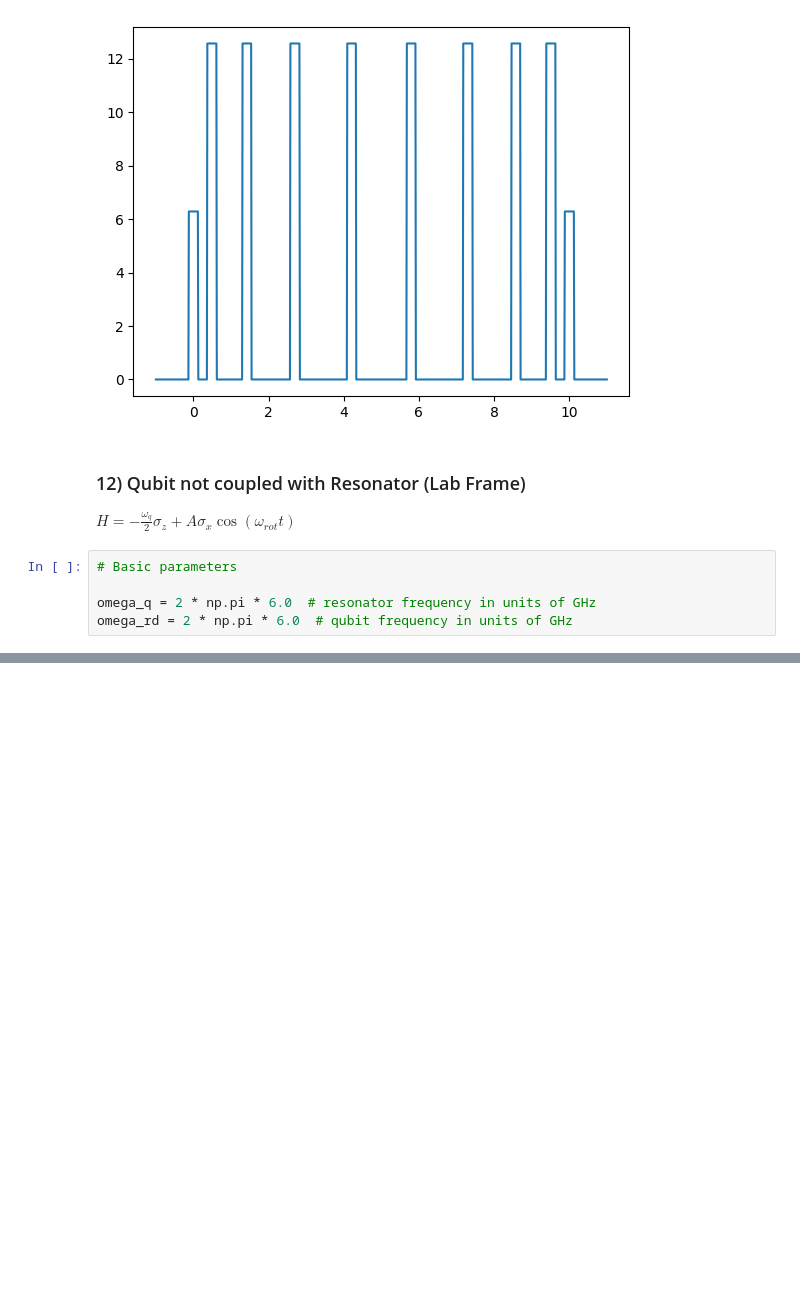
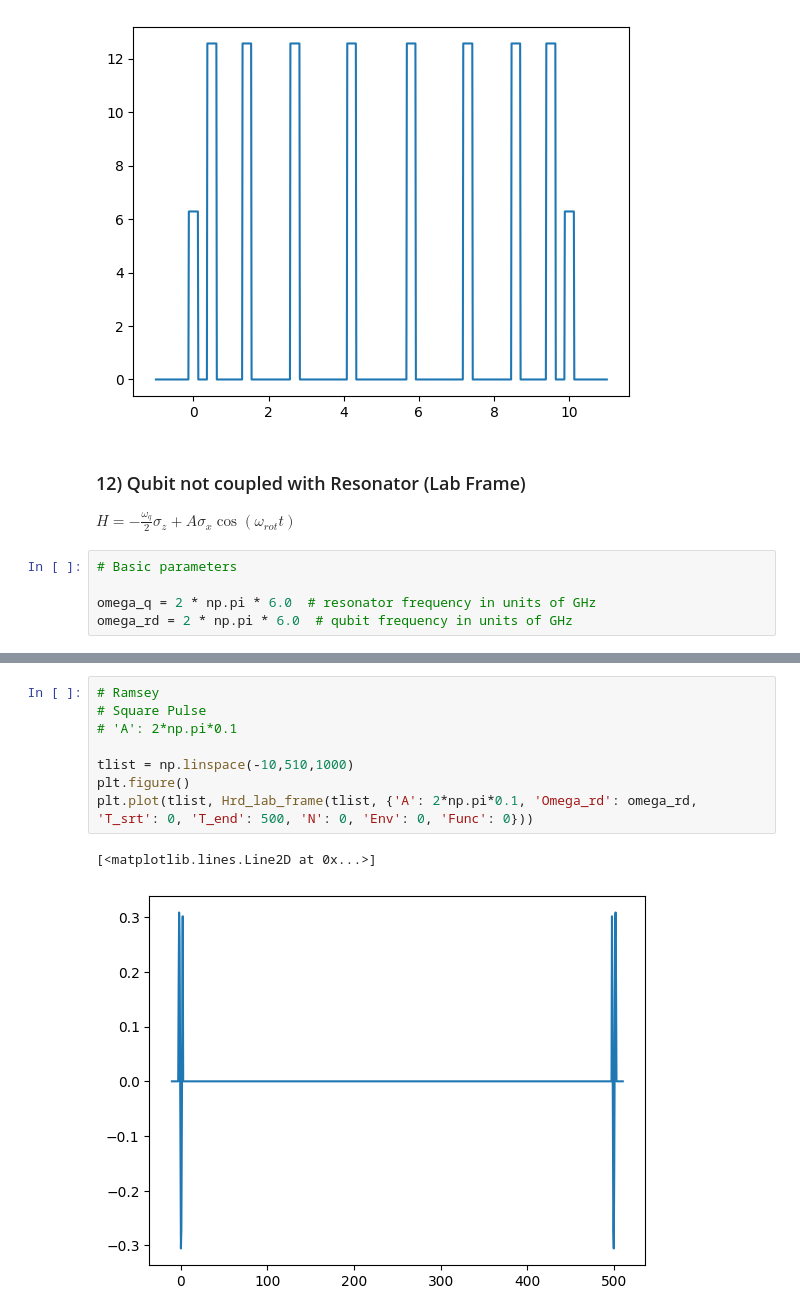
Before and after one commit to BrainConnection/Dynamical_Decoupling_Project, a Jupyter notebook: Project Dynamic Decoupling/CP CPMG UDD Practice.ipynb, the cells around one changed output, grey strips where cells are left out. Saved outputs shown, nothing was run; the diff lists cells and outputs as text; blank space fills up the shorter version.

```diff
--- a/Project Dynamic Decoupling/CP CPMG UDD Practice.ipynb
+++ b/Project Dynamic Decoupling/CP CPMG UDD Practice.ipynb
@@ -674,0 +679,11 @@ sphere.show()
+# %%
+# Ramsey
+# Square Pulse
+# 'A': 2*np.pi*0.1
+
+tlist = np.linspace(-10,510,1000)
+plt.figure()
+plt.plot(tlist, Hrd_lab_frame(tlist, {'A': 2*np.pi*0.1, 'Omega_rd': omega_rd, 'T_srt': 0, 'T_end': 500, 'N': 0, 'Env': 0, 'Func': 0}))
+# %% [output]
+[<matplotlib.lines.Line2D at 0x...>]
+[figure, added]
```
Also changed, not shown: parts of 55 cells of this notebook.
